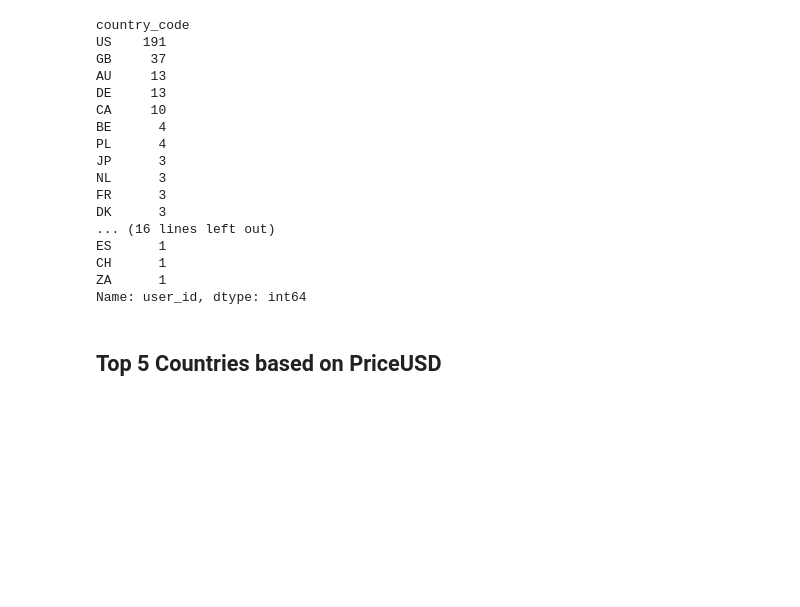
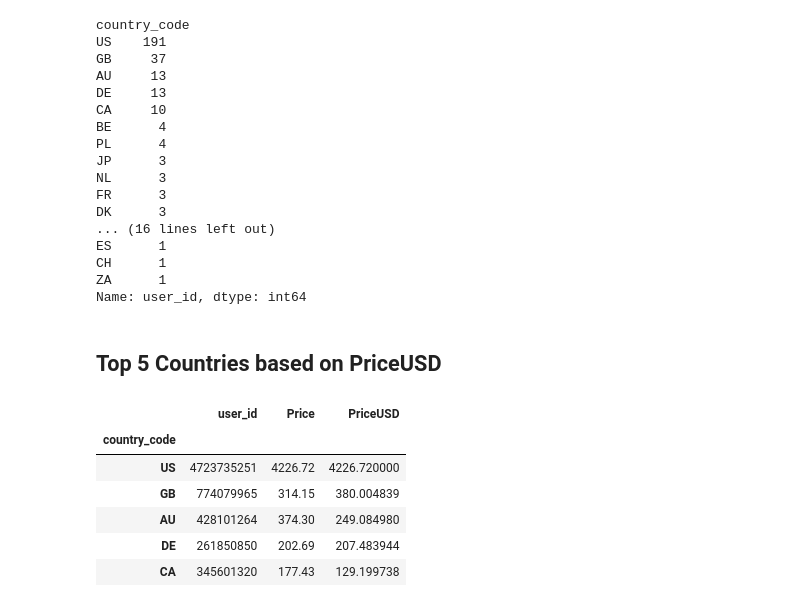
Before and after one commit to VavRe/data-mining-ut, a Jupyter notebook: HW1/Q2.ipynb, the cells around one changed output. Cells and saved outputs as stored; diff of their text form; code cells hidden in the pictures; blank space fills up the shorter version.

```diff
--- a/HW1/Q2.ipynb
+++ b/HW1/Q2.ipynb
@@ -132,3 +132,13 @@ ZA      1
 Name: user_id, dtype: int64
 # %% [markdown]
 ## Top 5 Countries based on PriceUSD
+# %%
+df.groupby("country_code").sum("PriceUSD").nlargest(5,columns=["PriceUSD"])
+# %% [output]
+|  | user_id | Price | PriceUSD |
+| country_code |  |  |  |
+| US | 4723735251 | 4226.72 | 4226.720000 |
+| GB | 774079965 | 314.15 | 380.004839 |
+| AU | 428101264 | 374.30 | 249.084980 |
+| DE | 261850850 | 202.69 | 207.483944 |
+| CA | 345601320 | 177.43 | 129.199738 |
```
Also changed, not shown: parts of 2 cells of this notebook.
